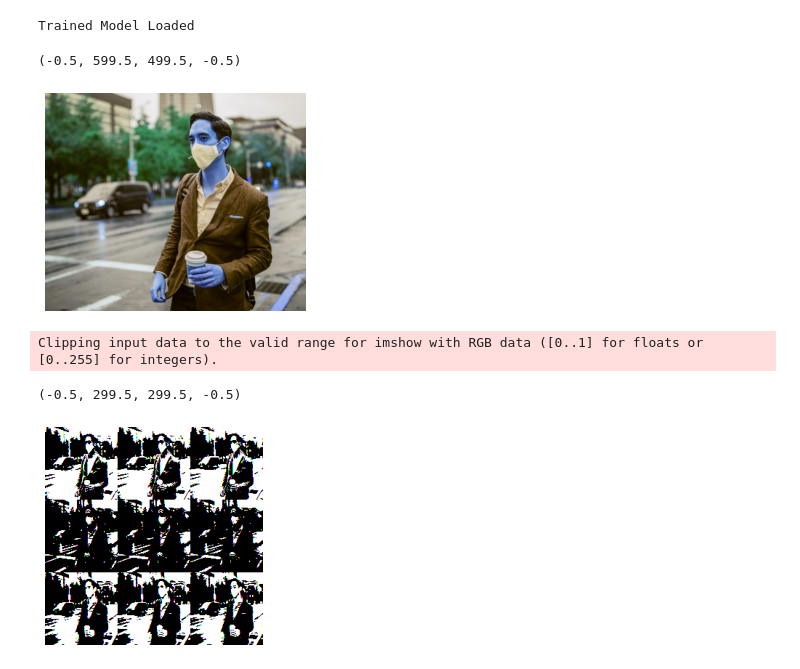
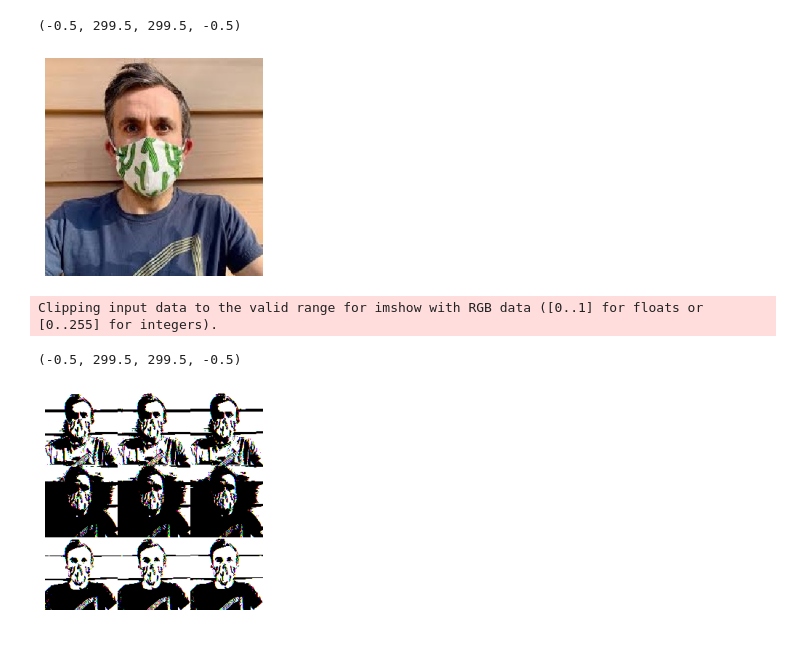
Before and after one commit to harjyotbagga/Face-Mask-Detection, a Jupyter notebook: image-detection.ipynb, the cells around one changed output. Cells and saved outputs as stored; diff of their text form; code cells hidden in the pictures.

```diff
--- a/image-detection.ipynb
+++ b/image-detection.ipynb
@@ -12,22 +13 @@ from torchvision import transforms
 import cv2
-# %%
-trained_model = torchvision.models.mobilenet_v2(pretrained=True)
-trained_model.classifier[1] = nn.Sequential(
-    nn.Linear(1280, 256),
-    nn.ReLU(inplace=True),
-    nn.Linear(256, 128),
-    nn.ReLU(inplace=True),
-    nn.Dropout(0.4),
-    nn.Linear(128, 64),
-    nn.ReLU(inplace=True),
-    nn.Linear(64, 32),
-    nn.ReLU(inplace=True),
-    nn.Dropout(0.4),
-    nn.Linear(32, 2),
-)
-
-trained_model.load_state_dict(torch.load('Trained Models/mask_detection_model.pth'))
-trained_model.eval()
-print("Trained Model Loaded")
-# %% [output]
-Trained Model Loaded
@@ -38 +14,6 @@ og_image = image.copy()
+# %%
+filename = 'image3.jpg'
+image_path = os.path.join('examples', filename)
+image = cv2.imread(image_path)
+(h, w) = image.shape[:2]
 # %%
@@ -40,17 +21,17 @@ blob = cv2.dnn.blobFromImage(image, scalefactor=1.0, size=(300, 300))
 # %%
-plt.imshow(image)
+plt.imshow(cv2.cvtColor(image, cv2.COLOR_BGR2RGB))
 plt.axis('off')
 # %% [output]
-(-0.5, 599.5, 499.5, -0.5)
+(-0.5, 299.5, 299.5, -0.5)
-[figure, old version]
+[figure, new version]
 # %%
 blob_image = blob.reshape(blob.shape[2], blob.shape[3], blob.shape[1])
-plt.imshow(blob_image)
+plt.imshow(cv2.cvtColor(blob_image, cv2.COLOR_BGR2RGB))
 plt.axis('off')
 # %% [output]
 Clipping input data to the valid range for imshow with RGB data ([0..1] for floats or [0..255] for integers).
 (-0.5, 299.5, 299.5, -0.5)
-[figure, old version]
+[figure, new version]
 # %%
 print(image.shape)
 print(blob.shape)
```
Also changed, not shown: parts of 8 cells of this notebook, 3 other files.
